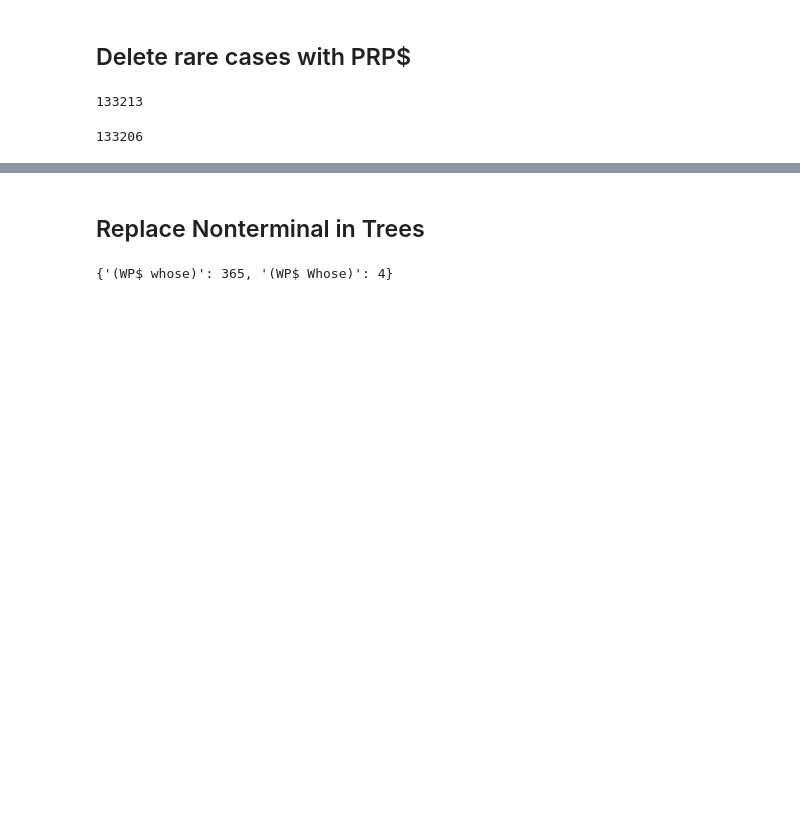
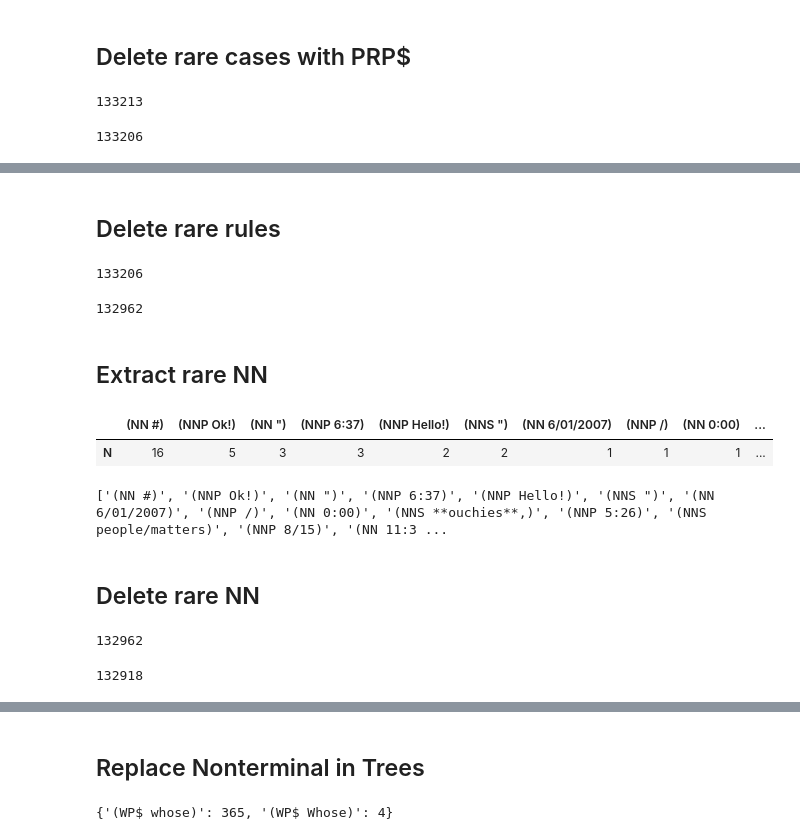
Before and after one commit to v-urushkin/ontonotes-to-lark, a Jupyter notebook: conll_to_lark.ipynb, the cells around one changed output, grey strips where cells are left out. Saved outputs shown, nothing was run; the diff lists cells and outputs as text; code cells hidden in the pictures; blank space fills up the shorter version.

```diff
--- a/conll_to_lark.ipynb
+++ b/conll_to_lark.ipynb
@@ -537,0 +560,16 @@ len(ontn_sentc_tree_prc10)
+# %%
+add_nt = dict()
+for i, sent in enumerate(ontn_sentc_tree_prc10):
+    substr = "(ADD"
+    if substr in sent['parse_tree']:
+        extractions = extract_all_spec_substring(sent['parse_tree'], substr)
+        for extraction in extractions:
+            if extraction in add_nt.keys():
+                add_nt[extraction] += 1
+            else:
+                add_nt[extraction] = 1
+add_nt = pd.Series(add_nt, name='N').to_frame()
+add_nt = add_nt.sort_values('N', ascending=False)
+display(add_nt.T)
+del_add = add_nt.index.to_list()
+print(del_add)
@@ -537,0 +580,44 @@ len(ontn_sentc_tree_prc10)
+# %% [markdown]
+## Delete rare rules
+# %%
+len(ontn_sentc_tree_prc10)
+# %% [output]
+133206
+# %%
+ontn_sentc_tree_prc11 = []
+for i, sent in enumerate(ontn_sentc_tree_prc10):
+    if not has_substring(sent['parse_tree'], del_nfp) and not has_substring(sent['parse_tree'], del_add):
+        ontn_sentc_tree_prc11.append(sent)
+# %%
+len(ontn_sentc_tree_prc11)
+# %% [output]
+132962
+# %% [markdown]
+## Extract rare NN
+# %%
+nn_nt = dict()
+for i, sent in enumerate(ontn_sentc_tree_prc11):
+    substr = "(NN"
+    if substr in sent['parse_tree']:
+        extractions = extract_all_spec_substring(sent['parse_tree'], substr)
+        for extraction in extractions:
+            if has_substring(extraction, [',', '"', '!', '?', '/', '\\', '@', '#', ';', ':', '№', '`']):
+                if extraction in nn_nt.keys():
+                    nn_nt[extraction] += 1
+                else:
+                    nn_nt[extraction] = 1
+nn_nt = pd.Series(nn_nt, name='N').to_frame()
+nn_nt = nn_nt.sort_values('N', ascending=False)
+display(nn_nt.T)
+del_nn = nn_nt.index.to_list()
+print(del_nn)
+# %% [output]
+|  | (NN #) | (NNP Ok!) | (NN ") | (NNP 6:37) | (NNP Hello!) | (NNS ") | (NN 6/01/2007) | (NNP /) | (NN 0:00) | ... |
+| N | 16 | 5 | 3 | 3 | 2 | 2 | 1 | 1 | 1 | ... |
+['(NN #)', '(NNP Ok!)', '(NN ")', '(NNP 6:37)', '(NNP Hello!)', '(NNS ")', '(NN 6/01/2007)', '(NNP /)', '(NN 0:00)', '(NNS **ouchies**,)', '(NNP 5:26)', '(NNS people/matters)', '(NNP 8/15)', '(NN 11:3 ...
+# %% [markdown]
+## Delete rare NN
+# %%
+len(ontn_sentc_tree_prc11)
+# %% [output]
+132962
@@ -537,0 +629,4 @@ len(ontn_sentc_tree_prc10)
+# %%
+len(ontn_sentc_tree_prc12)
+# %% [output]
+132918
```
Also changed, not shown: parts of 23 cells of this notebook, 1 other file.
